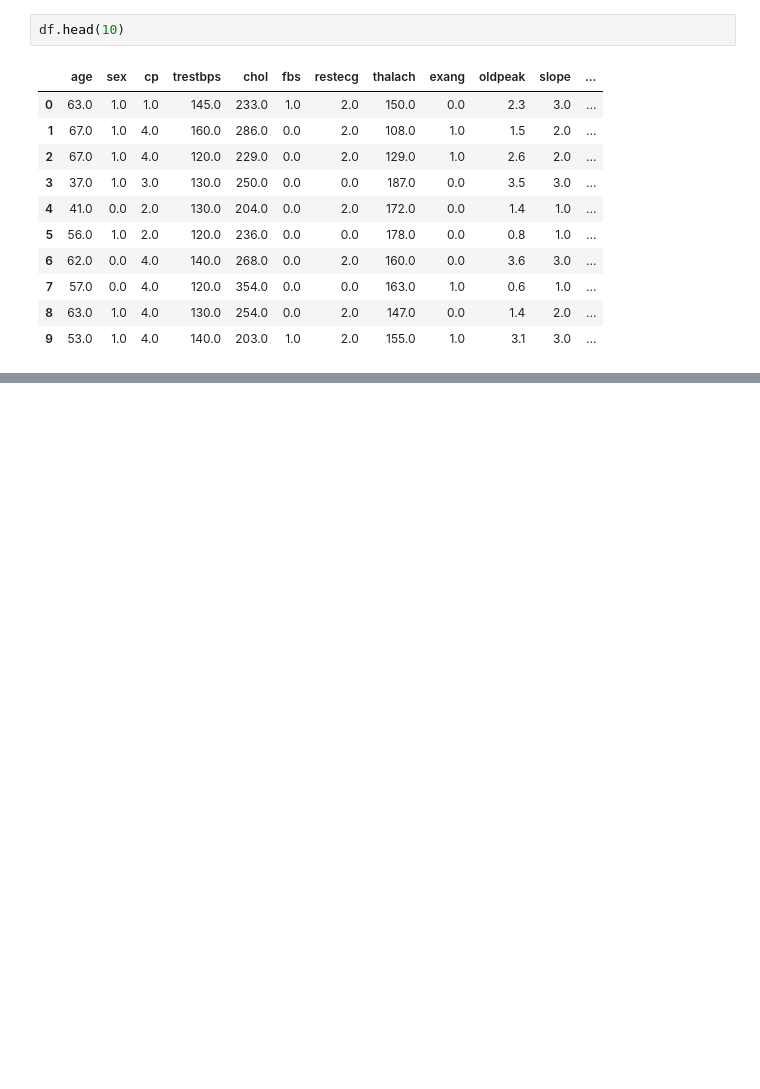
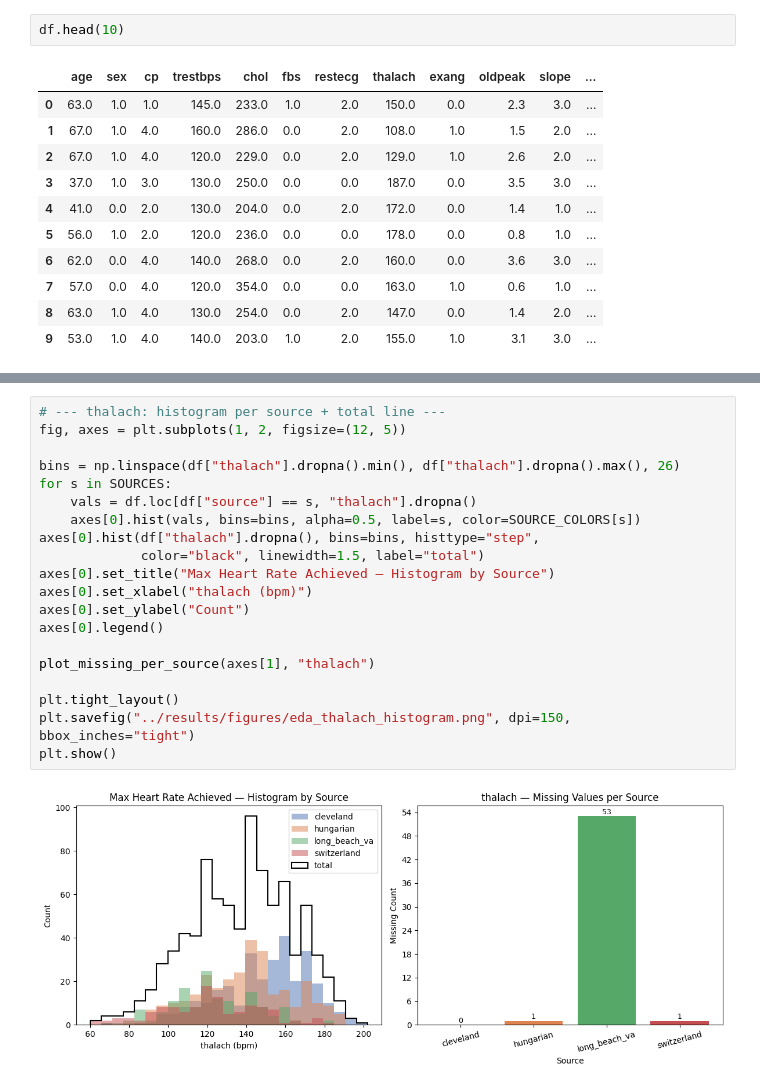
Before and after one commit to hueglij/HEA_heart_disease, a Jupyter notebook: notebooks/01_eda.ipynb, the cells around one changed output, grey strips where cells are left out. Drawn from its saved outputs; the diff is of its cells as text; blank space fills up the shorter version.

```diff
--- a/notebooks/01_eda.ipynb
+++ b/notebooks/01_eda.ipynb
@@ -90,0 +195,22 @@ df.describe()
+# %%
+# --- thalach: histogram per source + total line ---
+fig, axes = plt.subplots(1, 2, figsize=(12, 5))
+
+bins = np.linspace(df["thalach"].dropna().min(), df["thalach"].dropna().max(), 26)
+for s in SOURCES:
+    vals = df.loc[df["source"] == s, "thalach"].dropna()
+    axes[0].hist(vals, bins=bins, alpha=0.5, label=s, color=SOURCE_COLORS[s])
+axes[0].hist(df["thalach"].dropna(), bins=bins, histtype="step",
+             color="black", linewidth=1.5, label="total")
+axes[0].set_title("Max Heart Rate Achieved — Histogram by Source")
+axes[0].set_xlabel("thalach (bpm)")
+axes[0].set_ylabel("Count")
+axes[0].legend()
+
+plot_missing_per_source(axes[1], "thalach")
+
+plt.tight_layout()
+plt.savefig("../results/figures/eda_thalach_histogram.png", dpi=150, bbox_inches="tight")
+plt.show()
+# %% [output]
+[figure, added]
```
Also changed, not shown: parts of 12 cells of this notebook, 10 other files.
